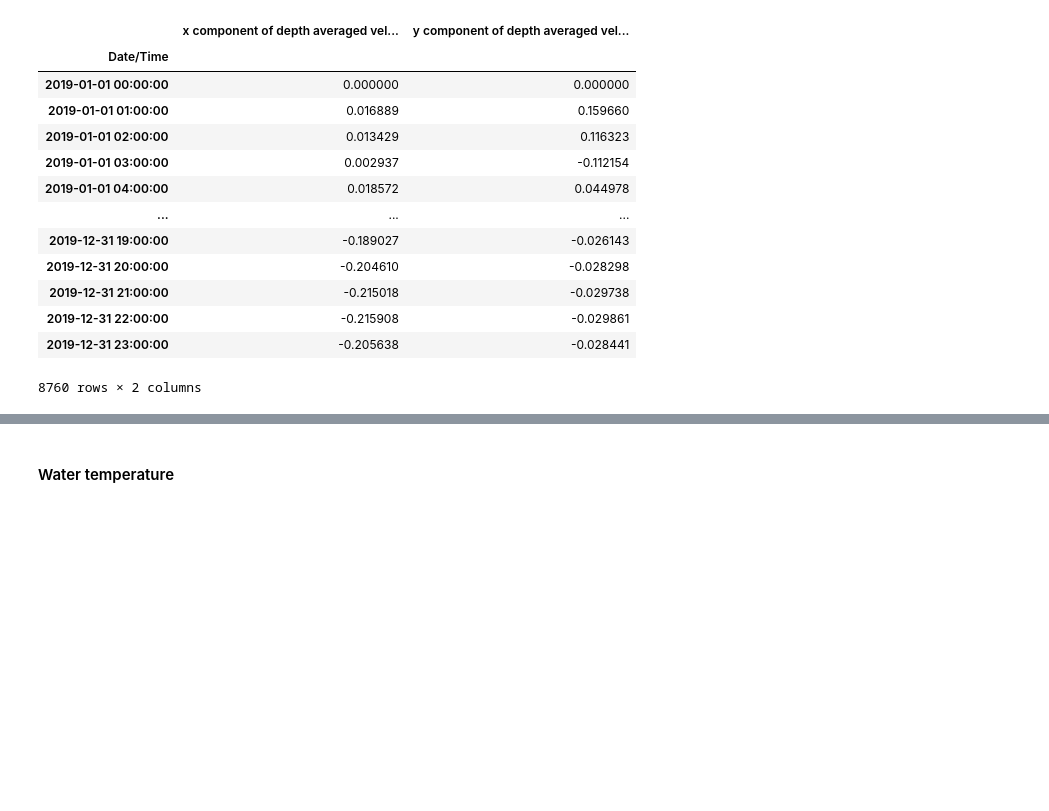
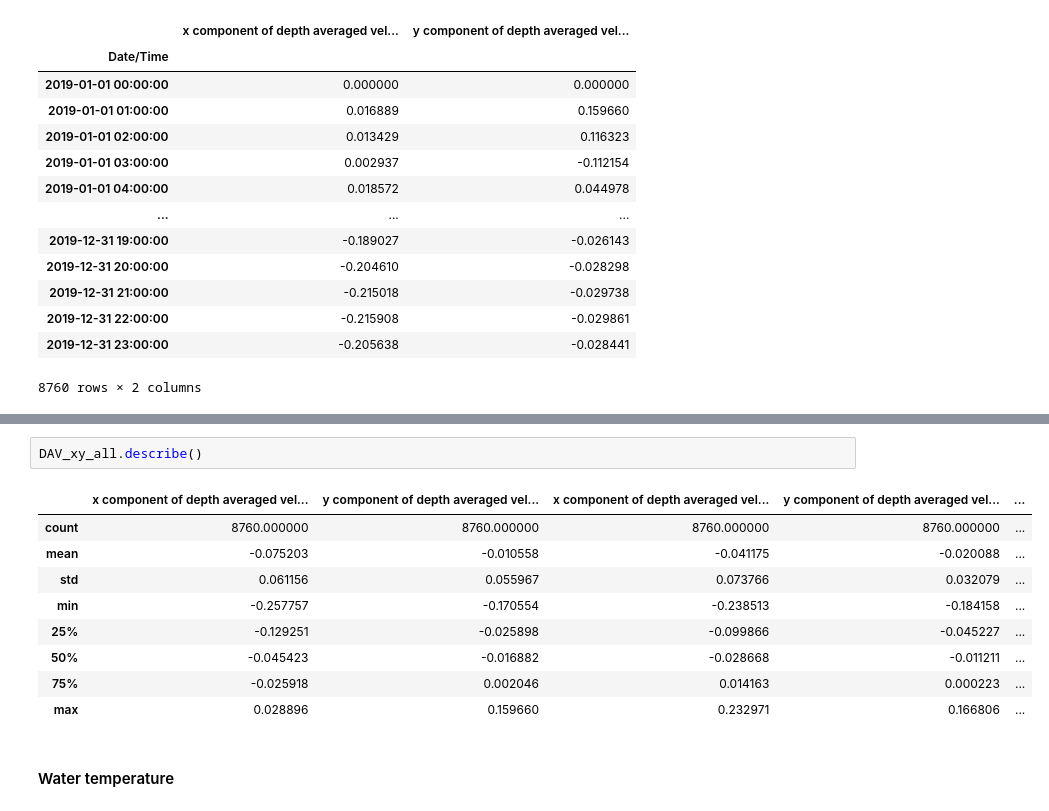
Before and after one commit to CostaNathan/doctorate, a Jupyter notebook: emissarios_dados.ipynb, the cells around one changed output, grey strips where cells are left out. Cells and saved outputs as stored; diff of their text form; blank space fills up the shorter version.

```diff
--- a/emissarios_dados.ipynb
+++ b/emissarios_dados.ipynb
@@ -1639,3 +1781,15 @@ DAV_xy_santos
+# %%
+DAV_xy_all.describe()
+# %% [output]
+|  | x component of depth averaged vel... | y component of depth averaged vel... | x component of depth averaged vel... | y component of depth averaged vel... | ... |
+| count | 8760.000000 | 8760.000000 | 8760.000000 | 8760.000000 | ... |
+| mean | -0.075203 | -0.010558 | -0.041175 | -0.020088 | ... |
+| std | 0.061156 | 0.055967 | 0.073766 | 0.032079 | ... |
+| min | -0.257757 | -0.170554 | -0.238513 | -0.184158 | ... |
+| 25% | -0.129251 | -0.025898 | -0.099866 | -0.045227 | ... |
+| 50% | -0.045423 | -0.016882 | -0.028668 | -0.011211 | ... |
+| 75% | -0.025918 | 0.002046 | 0.014163 | 0.000223 | ... |
+| max | 0.028896 | 0.159660 | 0.232971 | 0.166806 | ... |
 # %% [markdown]
 #### Water temperature
 # %%
```
Also changed, not shown: parts of 7 cells of this notebook.
